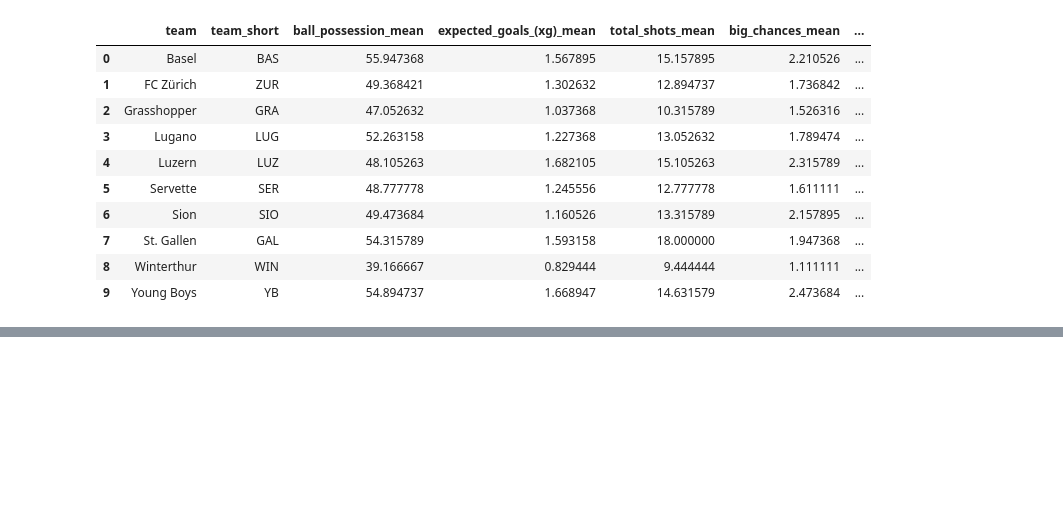
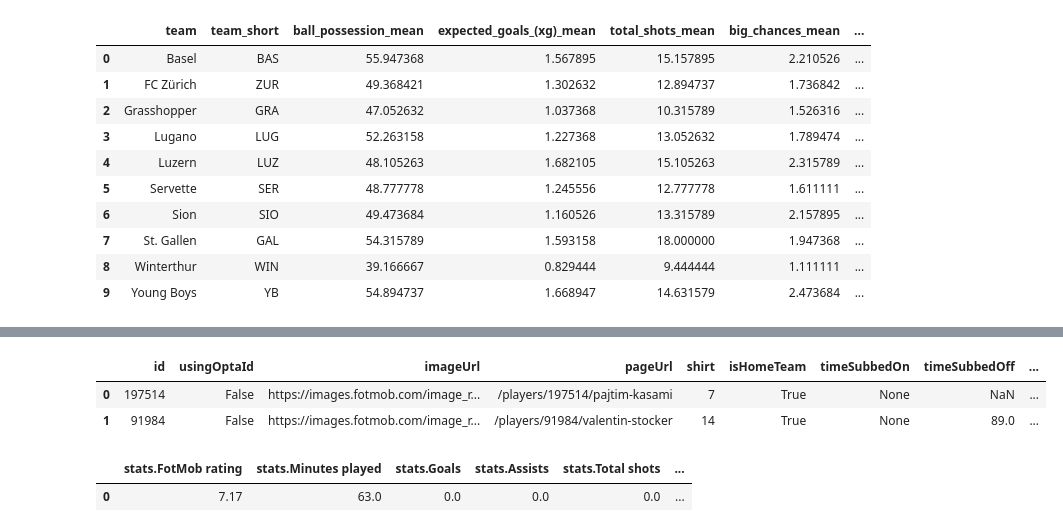
Before and after one commit to TK5-Tim/ds-projects, a Jupyter notebook: rsl/pull_data_fotmob.ipynb, the cells around one changed output, grey strips where cells are left out. Drawn from its saved outputs; the diff is of its cells as text; code cells hidden in the pictures; blank space fills up the shorter version.

```diff
--- a/rsl/pull_data_fotmob.ipynb
+++ b/rsl/pull_data_fotmob.ipynb
@@ -179,0 +197,6 @@ df_shots_test = fms.get_single_match_shots(match_id)
+# %%
+pd.json_normalize(response["content"]["lineup"]["lineup"][0]['players'][3])
+# %% [output]
+|  | id | usingOptaId | imageUrl | pageUrl | shirt | isHomeTeam | timeSubbedOn | timeSubbedOff | ... |
+| 0 | 197514 | False | https://images.fotmob.com/image_r... | /players/197514/pajtim-kasami | 7 | True | None | NaN | ... |
+| 1 | 91984 | False | https://images.fotmob.com/image_r... | /players/91984/valentin-stocker | 14 | True | None | 89.0 | ... |
@@ -179,0 +206,5 @@ df_shots_test = fms.get_single_match_shots(match_id)
+# %%
+df_test.groupby('id').bfill().head(1)
+# %% [output]
+|  | stats.FotMob rating | stats.Minutes played | stats.Goals | stats.Assists | stats.Total shots | ... |
+| 0 | 7.17 | 63.0 | 0.0 | 0.0 | 0.0 | ... |
```
Also changed, not shown: parts of 11 cells of this notebook, 1 other file.
